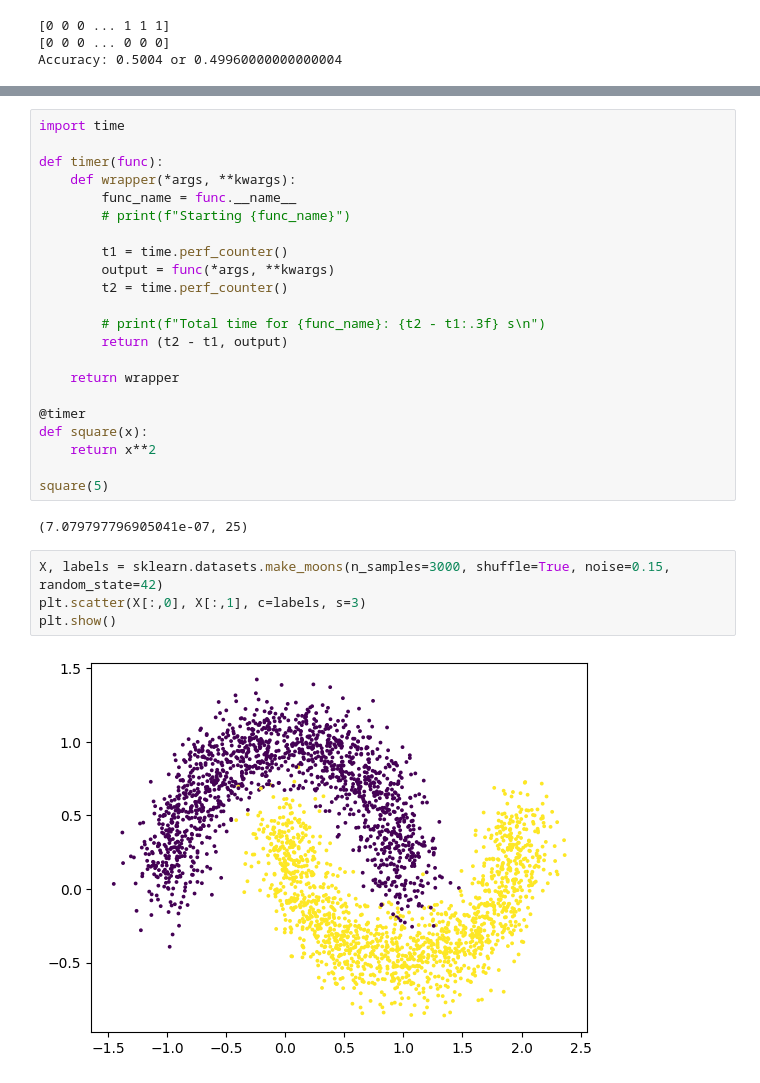
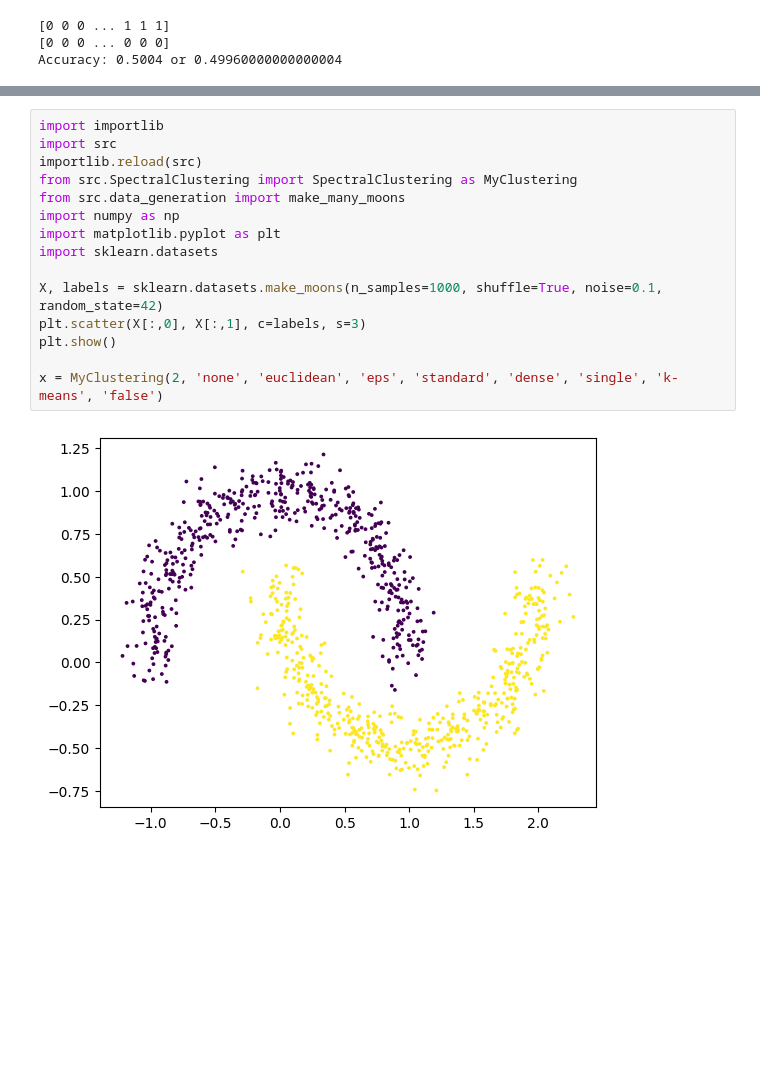
Before and after one commit to uol-feps-soc-comp3932-2324-classroom/synoptic-project-cassimpatel, a Jupyter notebook: prelim_analysis/network_datasets.ipynb, the cells around one changed output, grey strips where cells are left out. Drawn from its saved outputs; the diff is of its cells as text; blank space fills up the shorter version.

Commit message:
cleanup, added hold for result visualisations

```diff
--- a/prelim_analysis/network_datasets.ipynb
+++ b/prelim_analysis/network_datasets.ipynb
@@ -261,30 +261,17 @@ plt.show()
-# %%
-import time
-
-def timer(func):
-    def wrapper(*args, **kwargs):
-        func_name = func.__name__
-        # print(f"Starting {func_name}")
-
-        t1 = time.perf_counter()
-        output = func(*args, **kwargs)
-        t2 = time.perf_counter()
-
-        # print(f"Total time for {func_name}: {t2 - t1:.3f} s\n")
-        return (t2 - t1, output)
-
-    return wrapper
-
-@timer
-def square(x):
-    return x**2
-
-square(5)
-# %% [output]
-(7.079797796905041e-07, 25)
 # %%
-X, labels = sklearn.datasets.make_moons(n_samples=3000, shuffle=True, noise=0.15, random_state=42)
+import importlib
+import src
+importlib.reload(src)
+from src.SpectralClustering import SpectralClustering as MyClustering
+from src.data_generation import make_many_moons
+import numpy as np
+import matplotlib.pyplot as plt
+import sklearn.datasets
+
+X, labels = sklearn.datasets.make_moons(n_samples=1000, shuffle=True, noise=0.1, random_state=42)
 plt.scatter(X[:,0], X[:,1], c=labels, s=3)
 plt.show()
+
+x = MyClustering(2, 'none', 'euclidean', 'eps', 'standard', 'dense', 'single', 'k-means', 'false')
 # %% [output]
-[figure, old version]
+[figure, new version]
```
Also changed, not shown: parts of 5 cells of this notebook, 2 other files.
